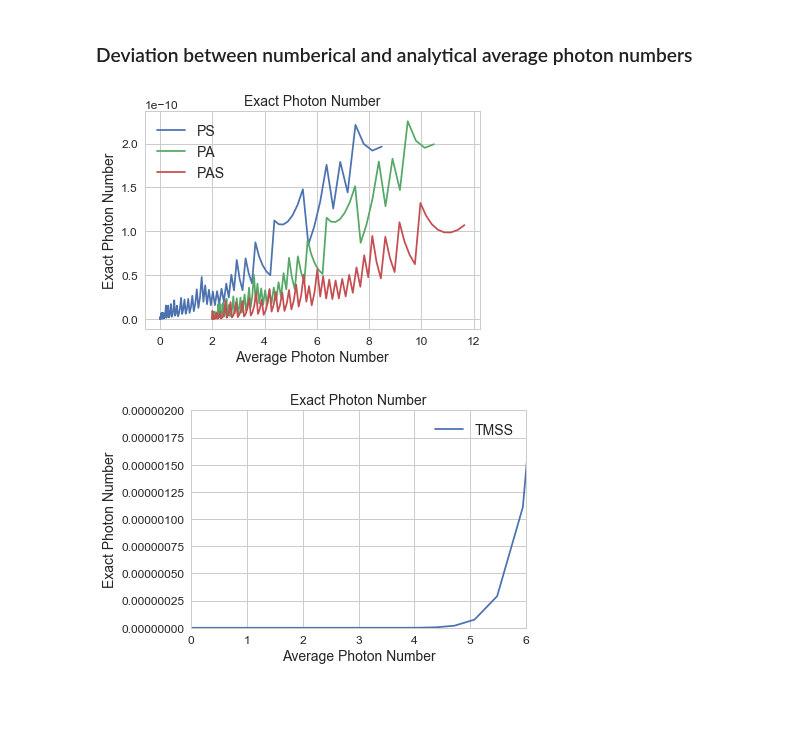
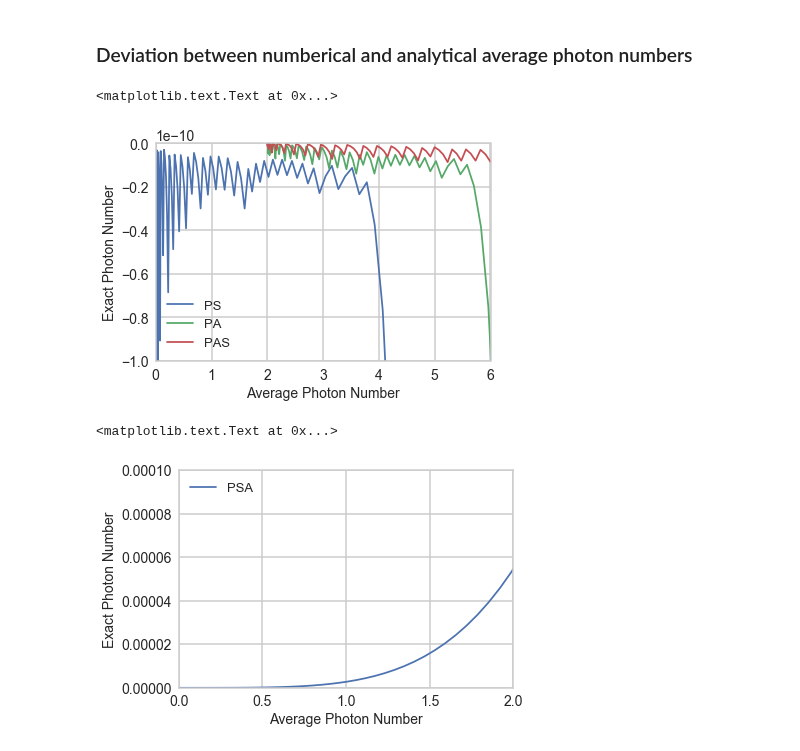
Before and after one commit to lffan/quantum_illumination, a Jupyter notebook: ipynbs/Experiment_0_Basic_Attributes.ipynb, the cells around one changed output. Drawn from its saved outputs; the diff is of its cells as text; code cells hidden in the pictures; blank space fills up the shorter version.

```diff
--- a/ipynbs/Experiment_0_Basic_Attributes.ipynb
+++ b/ipynbs/Experiment_0_Basic_Attributes.ipynb
@@ -163,6 +163,6 @@ $$
 ## Read datat
 # %%
 # df1 = pd.read_csv('../output/data/basic_attributes.csv', comment='#')
-df2 = pd.read_csv('../output/data/basic_attributes_lmd_0.2_div_101.csv', comment='#')
+df1 = pd.read_csv('../output/data/basic_attributes_lmd_0.2_div_101.csv', comment='#')
 names = ('TMSS', 'PS', 'PA', 'PSA', 'PAS', 'PCS')
 # %%
@@ -186,7 +190,6 @@ df2[df2['State'] == 'PCS'].head()
 # %% [markdown]
 ## Plot
 # %%
-dashes = {'PA':[6,4,2,4], 'PS':[6,3], 'PAS':[2,2,1,2],
-          'PSA':[3,1], 'PCS':[5,3,1,3]}
+dashes = {'PA':[6,3], 'PS':[3,1], 'PAS':[2,2,1,2], 'PSA':[6,4,2,4], 'PCS':[5,3,1,3]}
 names = ('TMSS', 'PS', 'PA', 'PAS', 'PSA', 'PCS')
 # %% [markdown]
@@ -267,18 +233,16 @@ plt.show()
 ### Entropy vs. Average Photon Number
 # %%
 for name in names:
-    temp_df = df2[df2['State'] == name]
+    temp_df = df1[df1['State'] == name]
     if name == 'TMSS':
         plt.plot(temp_df['Aver_N'], temp_df['VN_Entropy'], label=name)
     else:
         plt.plot(temp_df['Aver_N'], temp_df['VN_Entropy'],
                  dashes=dashes[name], label=name)
-
-plt.xlim(0, 3)
-# plt.ylim(0.43, 0.5)
-plt.legend(loc=0, fontsize=12)
+plt.xlim(-0.2, 6)
+plt.ylim(-0.08, 2.0)
+plt.legend()
 plt.xlabel("Average Photon Number")
-plt.ylabel("Entropy")
-plt.title("Von Neumann Entropy")
-plt.show()
+plt.ylabel("$E$")
+# plt.savefig('../output/figures/g_entropy_vs_nbar_nth_1.pdf', bbox_inches='tight')
 # %% [output]
@@ -286,15 +250,0 @@ plt.show()
-# %%
-for name in names:
-    temp_df = df2[df2['State'] == name]
-    if name == 'TMSS':
-        plt.plot(temp_df['Aver_N'], temp_df['VN_Entropy'], label=name)
-    else:
-        plt.plot(temp_df['Aver_N'], temp_df['VN_Entropy'],
-                 dashes=dashes[name], label=name)
-# plt.xlim(0, 2)
-# plt.ylim(0.43, 0.5)
-plt.legend(loc=0, fontsize=12)
-plt.xlabel("Average Photon Number")
-plt.ylabel("Entropy")
-plt.title("Von Neumann Entropy")
-plt.show()
@@ -305,27 +253,24 @@ plt.show()
 # %%
 for name in ('PS', 'PA', 'PAS'):
     temp_df = df1[df1['State'] == name]
-    plt.plot(temp_df['Aver_N'], (temp_df['Exact_N'] - temp_df['Aver_N']), label=name)
-# plt.xlim(0, 2)
-# plt.ylim(0.43, 0.5)
-plt.legend(loc=0, fontsize=14)
+    plt.plot(temp_df['Aver_N'], 1.0 * (temp_df['Aver_N'] - temp_df['Exact_N']) / temp_df['Exact_N'], label=name)
+plt.xlim(0, 6.0)
+plt.ylim(-1e-10, 0.0)
+plt.legend(loc=0)
 plt.xlabel("Average Photon Number")
 plt.ylabel("Exact Photon Number")
-plt.title("Exact Photon Number")
-plt.show()
 # %% [output]
+<matplotlib.text.Text at 0x...>
-[figure, old version]
+[figure, new version]
 # %%
-for name in ('TMSS',):
+for name in ('PSA',):
     temp_df = df1[df1['State'] == name]
-    plt.plot(temp_df['Aver_N'],
-             (temp_df['Exact_N'] - temp_df['Aver_N']), label=name)
-plt.xlim(0, 6)
-plt.ylim(0., 0.000002)
-plt.legend(loc=0, fontsize=14)
+    plt.plot(temp_df['Aver_N'], 1.0 * (temp_df['Aver_N'] - temp_df['Exact_N']) / temp_df['Exact_N'], label=name)
+plt.xlim(0, 2.0)
+plt.ylim(0, 1e-4)
+plt.legend(loc=0)
 plt.xlabel("Average Photon Number")
 plt.ylabel("Exact Photon Number")
-plt.title("Exact Photon Number")
-plt.show()
 # %% [output]
+<matplotlib.text.Text at 0x...>
-[figure, old version]
+[figure, new version]
```
Also changed, not shown: parts of 14 cells of this notebook, 6 other files.
